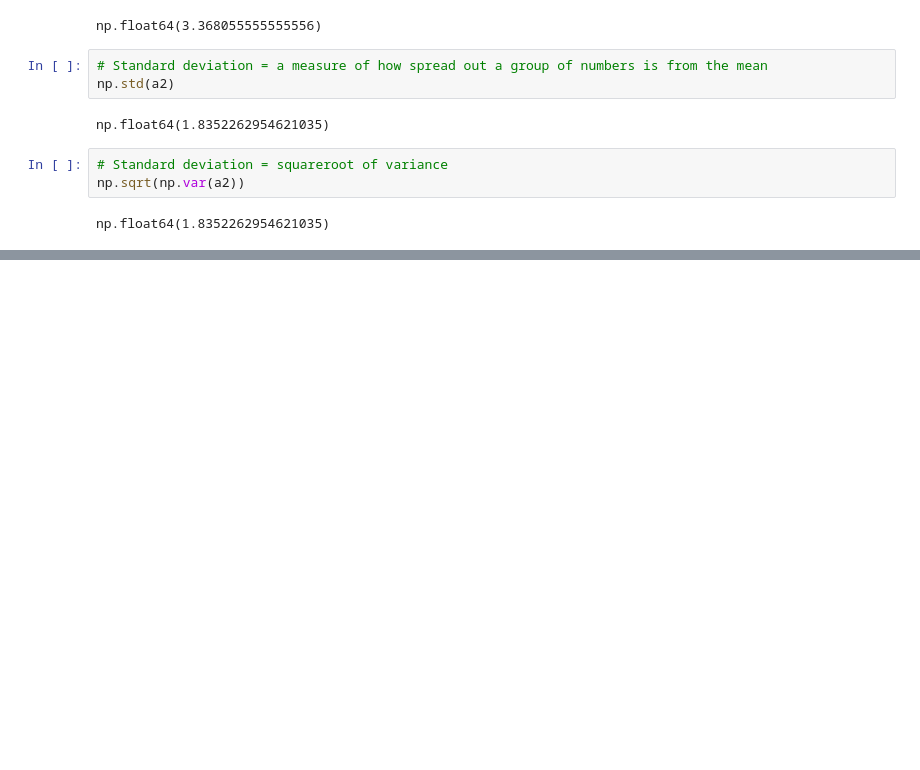
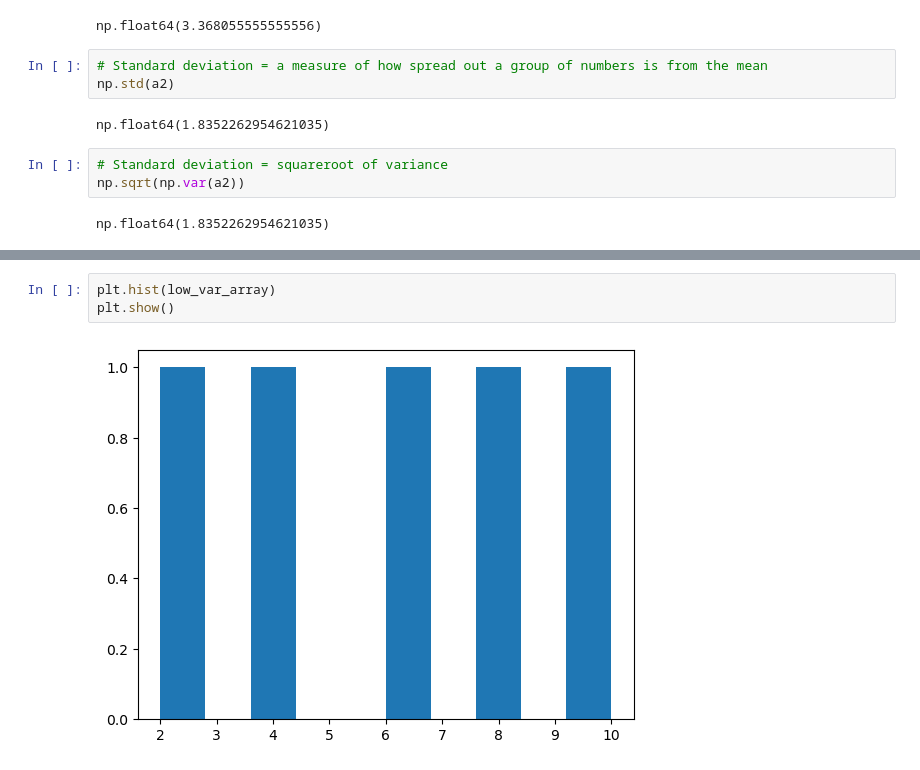
Before and after one commit to sserges/sample_project, a Jupyter notebook: intro-numpy.ipynb, the cells around one changed output, grey strips where cells are left out. Drawn from its saved outputs; the diff is of its cells as text; blank space fills up the shorter version.

```diff
--- a/intro-numpy.ipynb
+++ b/intro-numpy.ipynb
@@ -271,0 +295,5 @@ np.float64(1.8352262954621035)
+# %%
+plt.hist(low_var_array)
+plt.show()
+# %% [output]
+[figure, added]
```
Also changed, not shown: parts of 5 cells of this notebook.
